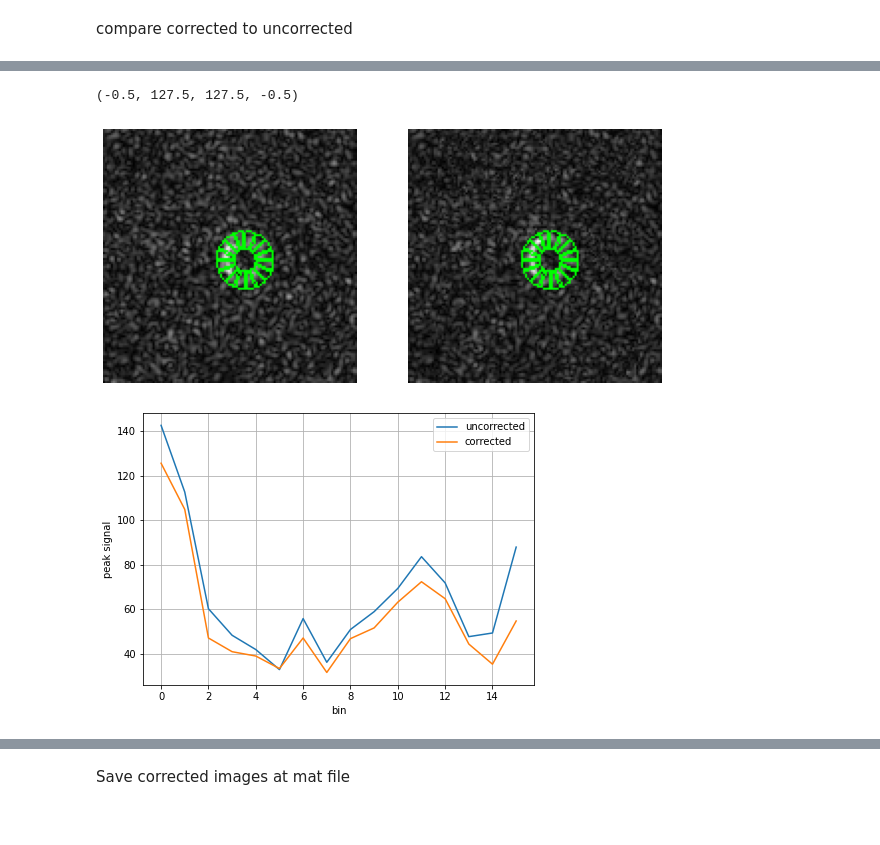
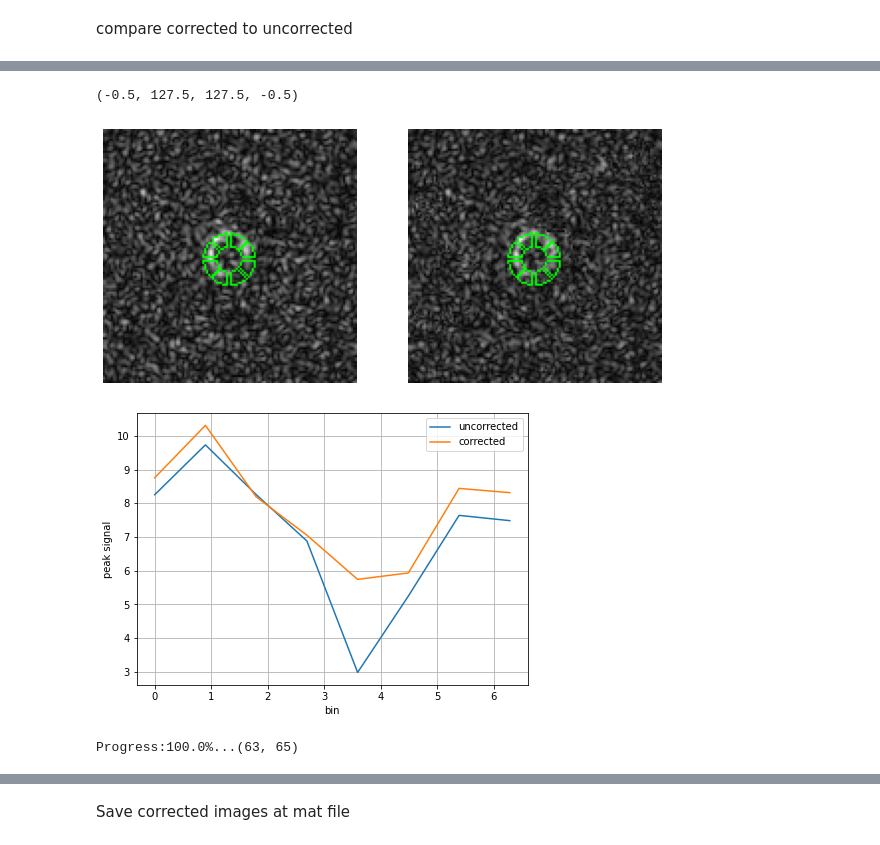
Before and after one commit to galenreed/spiralB0MapCorrection, a Jupyter notebook: 2_applyB0Corrections_single.ipynb, the cells around one changed output, grey strips where cells are left out. Cells and saved outputs as stored; diff of their text form; code cells hidden in the pictures.

```diff
--- a/2_applyB0Corrections_single.ipynb
+++ b/2_applyB0Corrections_single.ipynb
@@ -19,7 +20,7 @@ import validationPipelineFunctions as validate
 def closestIndex(f, faxis):
     return np.argmin(np.abs(faxis-f))
 # %%
-patientIndex = 0
+patientIndex = 7
 currentPatient = cdg.patientList[patientIndex]
 
 doGlobalFreqSearch = False
@@ -388,8 +389,8 @@ fig.savefig('rawFigs/exampleImprovement.png')
 # %%
 
 circlocs = currentPatient.circle
-numThetaBins = 16
-circleThickness = 20
+numThetaBins = 8
+circleThickness = 15
 locPixels = np.squeeze(sitk.GetArrayFromImage(loc))
 binImages = recon.divideMyocardiumIntoBins(locPixels, circlocs, numThetaBins, circleThickness)
 binImages_res = recon.resampleCardiacBinImages(binImages, loc, c13)
@@ -409,15 +410,16 @@ Progress:100.0%...
 # %%
 
-
-testImCorr = np.squeeze(img_mfi[:,:,int(peakTime[0]),0])
-testImCorr = validate.floatToInt2(testImCorr)
-imColorCorr = cv2.cvtColor(testImCorr, cv2.COLOR_GRAY2BGR)
+it = int(peakTime[0])
+it = 4
+testImCorr = np.squeeze(img_seg[:,:,it,0])
+imColorCorr = validate.floatToInt2(testImCorr)
+imColorCorr = cv2.cvtColor(imColorCorr, cv2.COLOR_GRAY2BGR)
 imColorCorr = recon.drawCardiacBinContours(imColorCorr, binImages_res)
 
 
-testUnCorr = np.squeeze(img_unc[:,:,int(peakTime[0]),0])
-testUnCorr = validate.floatToInt2(testUnCorr)
-imColorUnCorr = cv2.cvtColor(testUnCorr, cv2.COLOR_GRAY2BGR)
+testUnCorr = np.squeeze(img_unc[:,:,it,0])
+imColorUnCorr = validate.floatToInt2(testUnCorr)
+imColorUnCorr = cv2.cvtColor(imColorUnCorr, cv2.COLOR_GRAY2BGR)
 imColorUnCorr = recon.drawCardiacBinContours(imColorUnCorr, binImages_res)
 
 
@@ -428,31 +430,43 @@ ax2.imshow(imColorCorr, cmap='gray')
 ax2.axis('off')
 # %% [output]
 (-0.5, 127.5, 127.5, -0.5)
-[figure, old version]
+[figure, new version]
 # %%
 circProfileCorr = np.zeros(numThetaBins)
 circProfileUnCorr = np.zeros(numThetaBins)
+testImCorr = testImCorr / np.std(testImCorr[1:20,1:20])
+testUnCorr = testUnCorr / np.std(testUnCorr[1:20,1:20])
+
+
 
 for x in range(0, numThetaBins):
     thisBin = binImages_res[x][:][:]
 
     pixelSeg = testImCorr[thisBin>0]
-    circProfileCorr[x] = np.mean(pixelSeg)
+    circProfileCorr[x] = np.max(pixelSeg)
 
     pixelSeg = testUnCorr[thisBin>0]
-    circProfileUnCorr[x] = np.mean(pixelSeg)
+    circProfileUnCorr[x] = np.max(pixelSeg)
 
 
 fig, axes = plt.subplots(figsize=(7,5))
-axes.plot(circProfileUnCorr, label = 'uncorrected')
-axes.plot(circProfileCorr, label='corrected')
+xaxis = np.linspace(0, 2*np.pi, numThetaBins)
+axes.plot(xaxis, circProfileUnCorr, label = 'uncorrected')
+axes.plot(xaxis, circProfileCorr, label='corrected')
 axes.set_xlabel('bin')
 axes.set_ylabel('peak signal')
 axes.legend()
 
 #axes.xaxis.set_major_locator(plt.MultipleLocator(np.pi / 2))
 #axes.xaxis.set_minor_locator(plt.MultipleLocator(np.pi / 12))
 #axes.xaxis.set_major_formatter(plt.FuncFormatter(multiple_formatter()))
 axes.grid(True)
 # %% [output]
-[figure, old version]
+[figure, new version]
+# %%
+
+circlocs = currentPatient.circle
+circleLocsC13Coords = recon.resampleCircleCenterCoords(circlocs, loc, c13)
+print(circleLocsC13Coords)
+# %% [output]
+Progress:100.0%...(63, 65)
```
Also changed, not shown: parts of 17 cells of this notebook, 1 other file.
